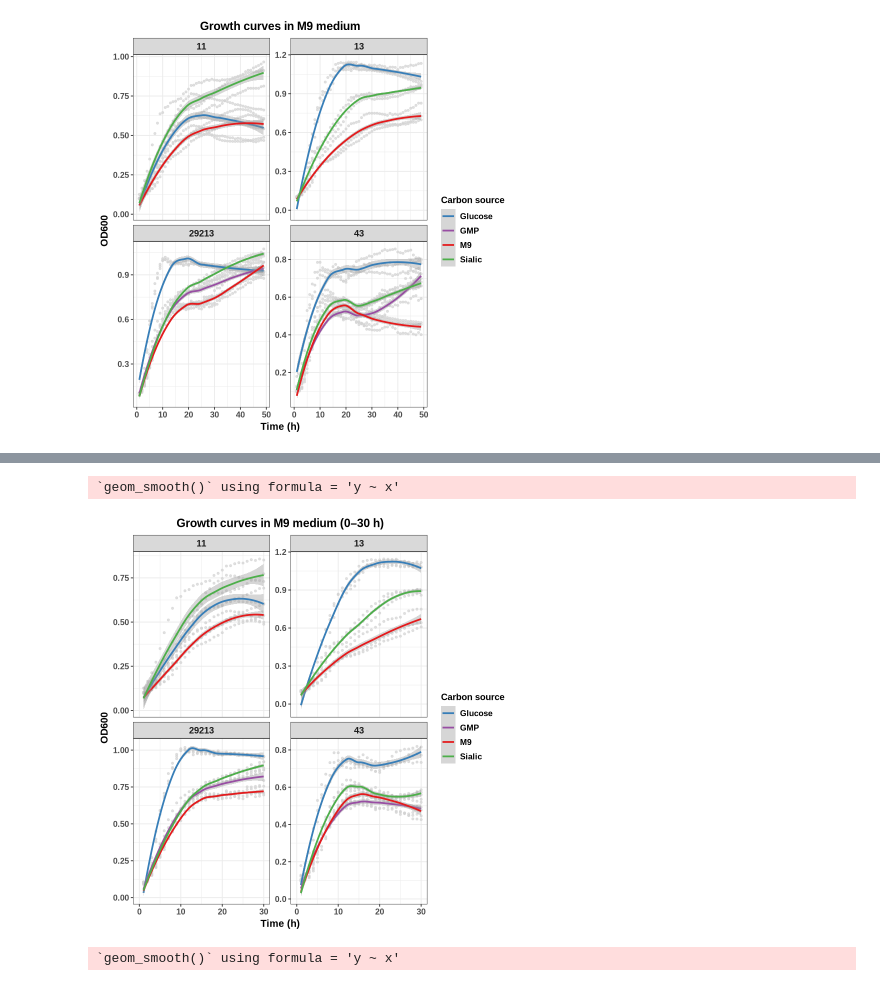
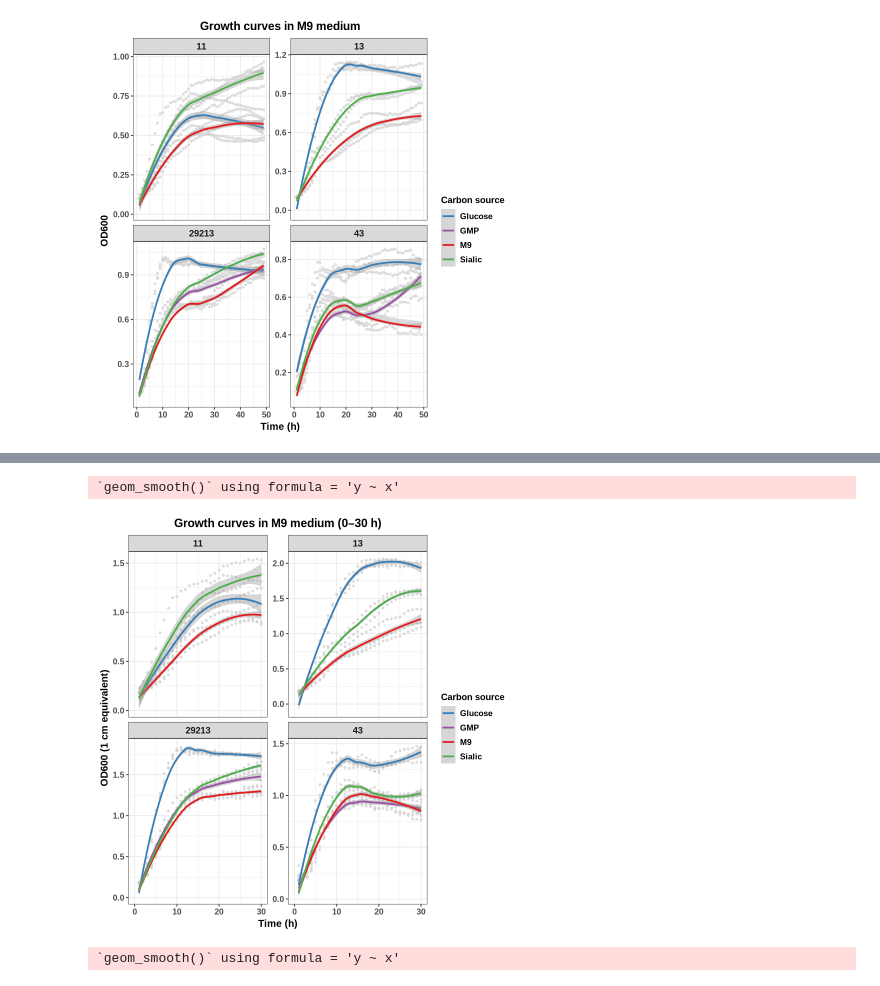
Before and after one commit to joaoordine/skin_coculture, a Jupyter notebook: vitor_test_synergy_GMP.ipynb, the cells around one changed output, grey strips where cells are left out. Saved outputs shown, nothing was run; the diff lists cells and outputs as text; code cells hidden in the pictures.

```diff
--- a/vitor_test_synergy_GMP.ipynb
+++ b/vitor_test_synergy_GMP.ipynb
@@ -214,3 +196,13 @@ A tibble: 6 × 6
 | 49 | H6 | 0.827 | 13 | M9 | 3 |
 | 49 | H7 | 1.134 | 13 | Glucose | 3 |
 | 49 | H8 | 0.960 | 13 | Sialic | 3 |
+# %%
+# Correct values to cuvette
+library(dplyr)
+
+long_od <- long_od %>%
+  mutate(
+    OD600_plate = OD600,
+    OD600_cuvette = OD600 * 1.8
+  )
+head(long_od)
@@ -276,7 +398,7 @@ plotA_30h <- ggplot(
       Strain != "None",
       Time_hr <= 30
     ),
-  aes(x = Time_hr, y = OD600)
+  aes(x = Time_hr, y = OD600_cuvette)
 ) +
   # Raw measurements in light gray
   geom_point(
@@ -300,35 +422,35 @@ plotA_30h <- ggplot(
   scale_color_manual(
     values = c(
       "M9"       = "#E41A1C",
       "Glucose"  = "#377EB8",
       "Sialic"   = "#4DAF4A",
       "GMP"      = "#984EA3"
     )
   ) +
 
   labs(
     x = "Time (h)",
-    y = "OD600",
+    y = "OD600 (1 cm equivalent)",
     color = "Carbon source",
     title = "Growth curves in M9 medium (0–30 h)"
   ) +
 
   coord_cartesian(xlim = c(0, 30)) +
 
   theme_bw() +
   theme(
     axis.title = element_text(face = "bold", size = 12),
     axis.text = element_text(face = "bold", size = 10),
     strip.text = element_text(face = "bold", size = 11),
     legend.title = element_text(face = "bold", size = 11),
     legend.text = element_text(face = "bold", size = 10),
     plot.title = element_text(face = "bold", size = 14, hjust = 0.5)
   )
 
 plotA_30h
 # %% [output]
 `geom_smooth()` using formula = 'y ~ x'
-[figure, old version]
+[figure, new version]
 # %%
 plotA_24h <- ggplot(
   long_od %>%
```
Also changed, not shown: parts of 13 cells of this notebook.
